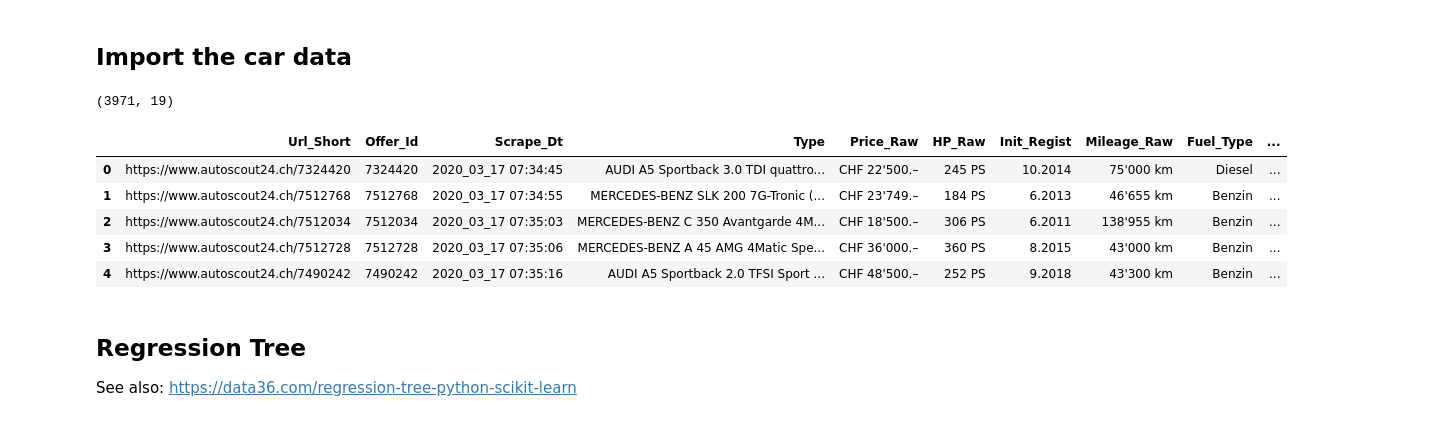
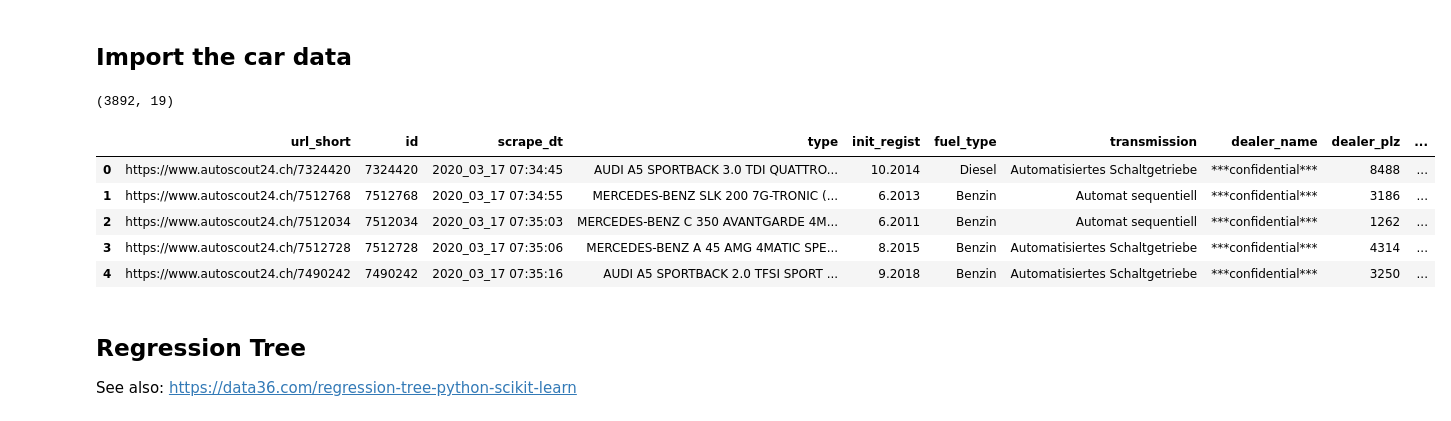
Before and after one commit to Micu98/python_machine_learning_basics, a Jupyter notebook: CART_RandomForest/regression_tree_random_forest_car_data.ipynb, the cells around one changed output. Cells and saved outputs as stored; diff of their text form; code cells hidden in the pictures.

```diff
--- a/CART_RandomForest/regression_tree_random_forest_car_data.ipynb
+++ b/CART_RandomForest/regression_tree_random_forest_car_data.ipynb
@@ -61,59 +157,57 @@ list(df.columns)
 ## Import the car data
 # %%
 # Define columns for import
-columns = [ 'Url_Short',
-            'Offer_Id',
-            'Scrape_Dt',
-            'Type',
-            'Price_Raw',
-            'HP_Raw',
-            'Init_Regist',
-            'Mileage_Raw',
-            'Fuel_Type',
-            'Transmission',
-            'Dealer_Name',
-            'Dealer_PLZ',
-            'Dealer_City',
-            'Dealer_Street_House_Nr',
-            'Dealer_Telnr',
-            'Init_Regist_MY',
-            'Init_Regist_Month',
-            'Init_Regist_Year',
-            'Init_Regist_Dt']
+columns = ['url_short',
+ 'offer_id',
+ 'scrape_dt',
+ 'type',
+ 'init_regist',
+ 'fuel_type',
+ 'transmission',
+ 'dealer_name',
+ 'dealer_plz',
+ 'dealer_city',
+ 'dealer_street_house_nr',
+ 'dealer_telnr',
+ 'init_regist_my',
+ 'init_regist_month',
+ 'init_regist_year',
+ 'init_regist_dt',
+ 'mileage',
+ 'hp',
+ 'price']
+
 
 # Read and select columns
-df_orig = pd.read_csv("./Data/autoscout24_data.csv", sep=";", encoding='utf-8')[columns]
+df_orig = pd.read_csv("./Data/autoscout24_data_cleaned.csv", sep=";", encoding='utf-8')[columns]
 
 # Rename variable 'web-scraper-order' to 'apmt_id'
 df_orig = df_orig.rename(columns={'offer_id': 'id'})
 
 # Remove missing values
 df = df_orig.dropna()
 df.head(5)
 
 # Remove duplicates
 df = df.drop_duplicates()
 
-# numeric values
-# df['Price_Raw'] = pd.to_numeric(df['Price_Raw'], errors='coerce')
-
 # Remove some 'extreme' values
-# df = df.loc[(df['Price_Raw'] >= 1000) & # Bereich festlegen (1000-5000)
-            # (df['Price_Raw'] <= 100000)]
+df = df.loc[(df['price'] >= 1000) & # Bereich festlegen (1000-5000)
+            (df['price'] <= 100000)]
 
 # Reset index
 df = df.reset_index(drop=True)
 
 print(df.shape)
 df.head(5)
 # %% [output]
-(3971, 19)
+(3892, 19)
-|  | Url_Short | Offer_Id | Scrape_Dt | Type | Price_Raw | HP_Raw | Init_Regist | Mileage_Raw | Fuel_Type | ... |
-| 0 | https://www.autoscout24.ch/7324420 | 7324420 | 2020_03_17 07:34:45 | AUDI A5 Sportback 3.0 TDI quattro... | CHF 22'500.– | 245 PS | 10.2014 | 75'000 km | Diesel | ... |
-| 1 | https://www.autoscout24.ch/7512768 | 7512768 | 2020_03_17 07:34:55 | MERCEDES-BENZ SLK 200 7G-Tronic (... | CHF 23'749.– | 184 PS | 6.2013 | 46'655 km | Benzin | ... |
-| 2 | https://www.autoscout24.ch/7512034 | 7512034 | 2020_03_17 07:35:03 | MERCEDES-BENZ C 350 Avantgarde 4M... | CHF 18'500.– | 306 PS | 6.2011 | 138'955 km | Benzin | ... |
-| 3 | https://www.autoscout24.ch/7512728 | 7512728 | 2020_03_17 07:35:06 | MERCEDES-BENZ A 45 AMG 4Matic Spe... | CHF 36'000.– | 360 PS | 8.2015 | 43'000 km | Benzin | ... |
-| 4 | https://www.autoscout24.ch/7490242 | 7490242 | 2020_03_17 07:35:16 | AUDI A5 Sportback 2.0 TFSI Sport ... | CHF 48'500.– | 252 PS | 9.2018 | 43'300 km | Benzin | ... |
+|  | url_short | id | scrape_dt | type | init_regist | fuel_type | transmission | dealer_name | dealer_plz | ... |
+| 0 | https://www.autoscout24.ch/7324420 | 7324420 | 2020_03_17 07:34:45 | AUDI A5 SPORTBACK 3.0 TDI QUATTRO... | 10.2014 | Diesel | Automatisiertes Schaltgetriebe | ***confidential*** | 8488 | ... |
+| 1 | https://www.autoscout24.ch/7512768 | 7512768 | 2020_03_17 07:34:55 | MERCEDES-BENZ SLK 200 7G-TRONIC (... | 6.2013 | Benzin | Automat sequentiell | ***confidential*** | 3186 | ... |
+| 2 | https://www.autoscout24.ch/7512034 | 7512034 | 2020_03_17 07:35:03 | MERCEDES-BENZ C 350 AVANTGARDE 4M... | 6.2011 | Benzin | Automat sequentiell | ***confidential*** | 1262 | ... |
+| 3 | https://www.autoscout24.ch/7512728 | 7512728 | 2020_03_17 07:35:06 | MERCEDES-BENZ A 45 AMG 4MATIC SPE... | 8.2015 | Benzin | Automatisiertes Schaltgetriebe | ***confidential*** | 4314 | ... |
+| 4 | https://www.autoscout24.ch/7490242 | 7490242 | 2020_03_17 07:35:16 | AUDI A5 SPORTBACK 2.0 TFSI SPORT ... | 9.2018 | Benzin | Automatisiertes Schaltgetriebe | ***confidential*** | 3250 | ... |
 # %% [markdown]
 ## Regression Tree
 See also: https://data36.com/regression-tree-python-scikit-learn
```
Also changed, not shown: parts of 12 cells of this notebook, 4 other files.
